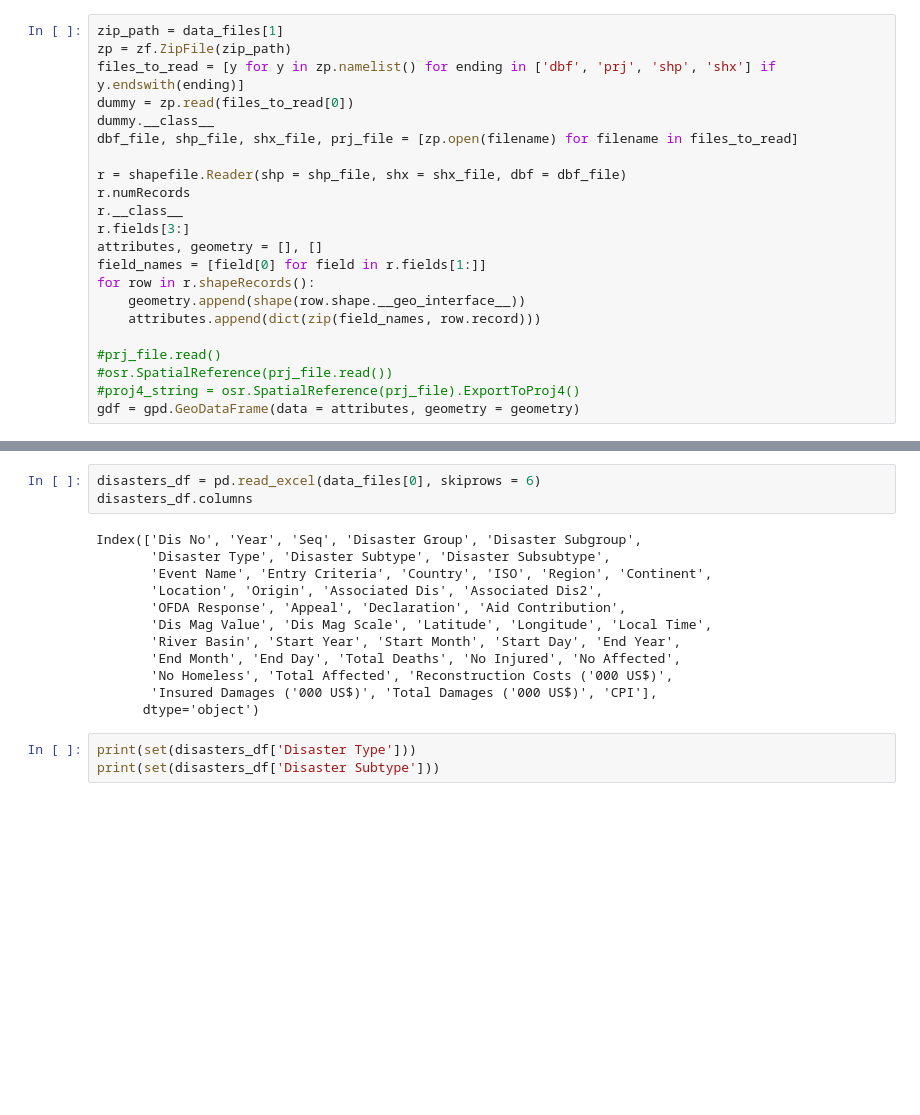
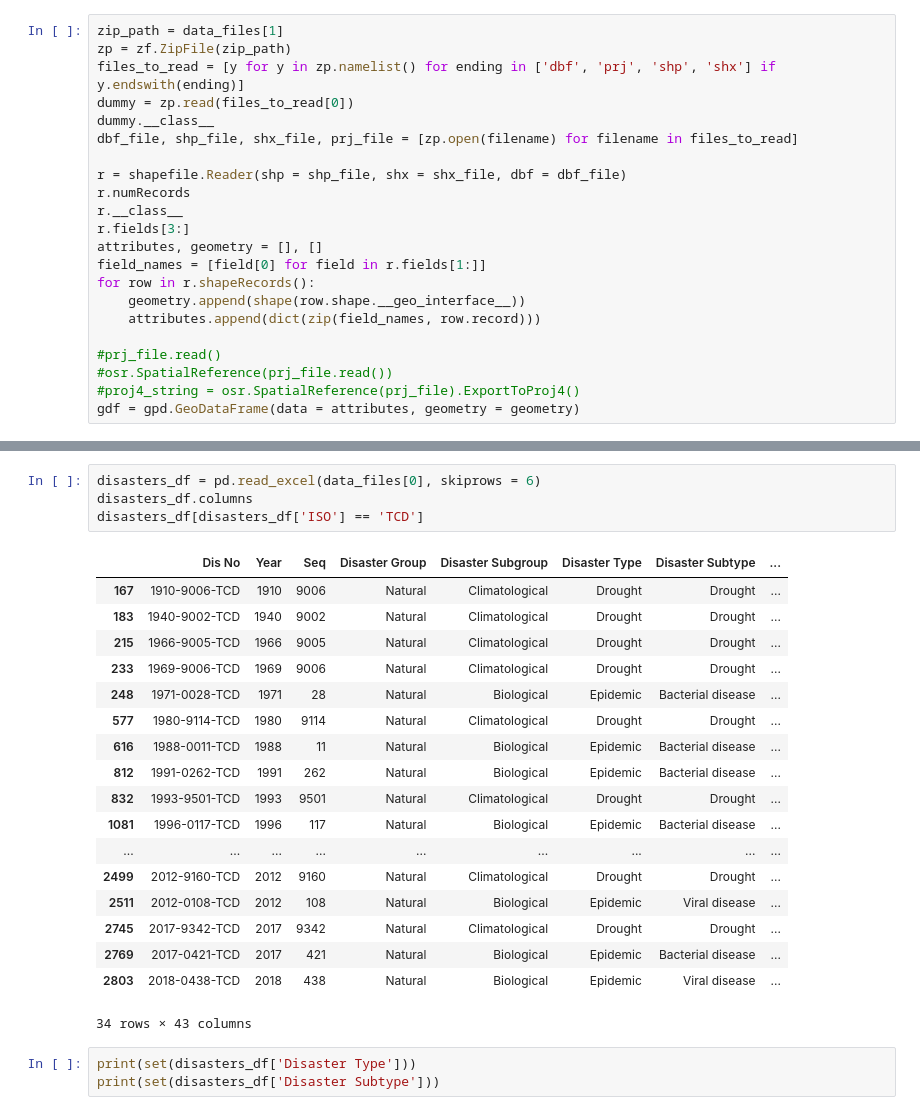
Before and after one commit to rubenkerkhofs/modern-data-analytics, a Jupyter notebook: Experimental Notebooks/Data Reading and Descriptives.ipynb, the cells around one changed output, grey strips where cells are left out. Cells and saved outputs as stored; diff of their text form; blank space fills up the shorter version.

```diff
--- a/Experimental Notebooks/Data Reading and Descriptives.ipynb
+++ b/Experimental Notebooks/Data Reading and Descriptives.ipynb
@@ -50,18 +61,26 @@ Index(['ISOURBID', 'ISO3', 'URBID', 'NAME', 'SCHNM', 'ES90POP', 'ES95POP',
 # %%
 disasters_df = pd.read_excel(data_files[0], skiprows = 6)
 disasters_df.columns
+disasters_df[disasters_df['ISO'] == 'TCD']
 # %% [output]
+|  | Dis No | Year | Seq | Disaster Group | Disaster Subgroup | Disaster Type | Disaster Subtype | ... |
+| 167 | 1910-9006-TCD | 1910 | 9006 | Natural | Climatological | Drought | Drought | ... |
+| 183 | 1940-9002-TCD | 1940 | 9002 | Natural | Climatological | Drought | Drought | ... |
+| 215 | 1966-9005-TCD | 1966 | 9005 | Natural | Climatological | Drought | Drought | ... |
+| 233 | 1969-9006-TCD | 1969 | 9006 | Natural | Climatological | Drought | Drought | ... |
+| 248 | 1971-0028-TCD | 1971 | 28 | Natural | Biological | Epidemic | Bacterial disease | ... |
+| 577 | 1980-9114-TCD | 1980 | 9114 | Natural | Climatological | Drought | Drought | ... |
+| 616 | 1988-0011-TCD | 1988 | 11 | Natural | Biological | Epidemic | Bacterial disease | ... |
+| 812 | 1991-0262-TCD | 1991 | 262 | Natural | Biological | Epidemic | Bacterial disease | ... |
+| 832 | 1993-9501-TCD | 1993 | 9501 | Natural | Climatological | Drought | Drought | ... |
+| 1081 | 1996-0117-TCD | 1996 | 117 | Natural | Biological | Epidemic | Bacterial disease | ... |
+| ... | ... | ... | ... | ... | ... | ... | ... | ... |
+| 2499 | 2012-9160-TCD | 2012 | 9160 | Natural | Climatological | Drought | Drought | ... |
+| 2511 | 2012-0108-TCD | 2012 | 108 | Natural | Biological | Epidemic | Viral disease | ... |
+| 2745 | 2017-9342-TCD | 2017 | 9342 | Natural | Climatological | Drought | Drought | ... |
+| 2769 | 2017-0421-TCD | 2017 | 421 | Natural | Biological | Epidemic | Bacterial disease | ... |
+| 2803 | 2018-0438-TCD | 2018 | 438 | Natural | Biological | Epidemic | Viral disease | ... |
-Index(['Dis No', 'Year', 'Seq', 'Disaster Group', 'Disaster Subgroup',
-       'Disaster Type', 'Disaster Subtype', 'Disaster Subsubtype',
-       'Event Name', 'Entry Criteria', 'Country', 'ISO', 'Region', 'Continent',
-       'Location', 'Origin', 'Associated Dis', 'Associated Dis2',
-       'OFDA Response', 'Appeal', 'Declaration', 'Aid Contribution',
-       'Dis Mag Value', 'Dis Mag Scale', 'Latitude', 'Longitude', 'Local Time',
-       'River Basin', 'Start Year', 'Start Month', 'Start Day', 'End Year',
-       'End Month', 'End Day', 'Total Deaths', 'No Injured', 'No Affected',
-       'No Homeless', 'Total Affected', 'Reconstruction Costs ('000 US$)',
-       'Insured Damages ('000 US$)', 'Total Damages ('000 US$)', 'CPI'],
-      dtype='object')
+34 rows × 43 columns
 # %%
 print(set(disasters_df['Disaster Type']))
 print(set(disasters_df['Disaster Subtype']))
```
Also changed, not shown: parts of 1 cell of this notebook.
